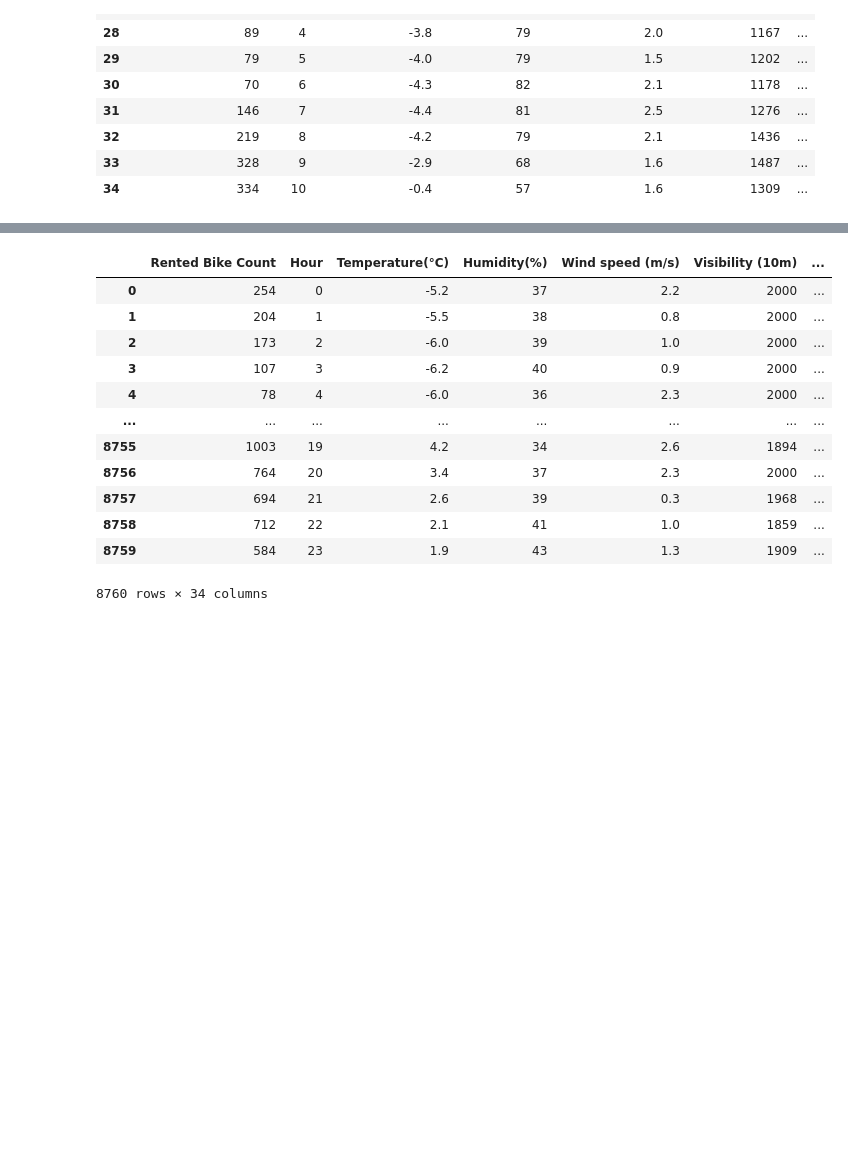
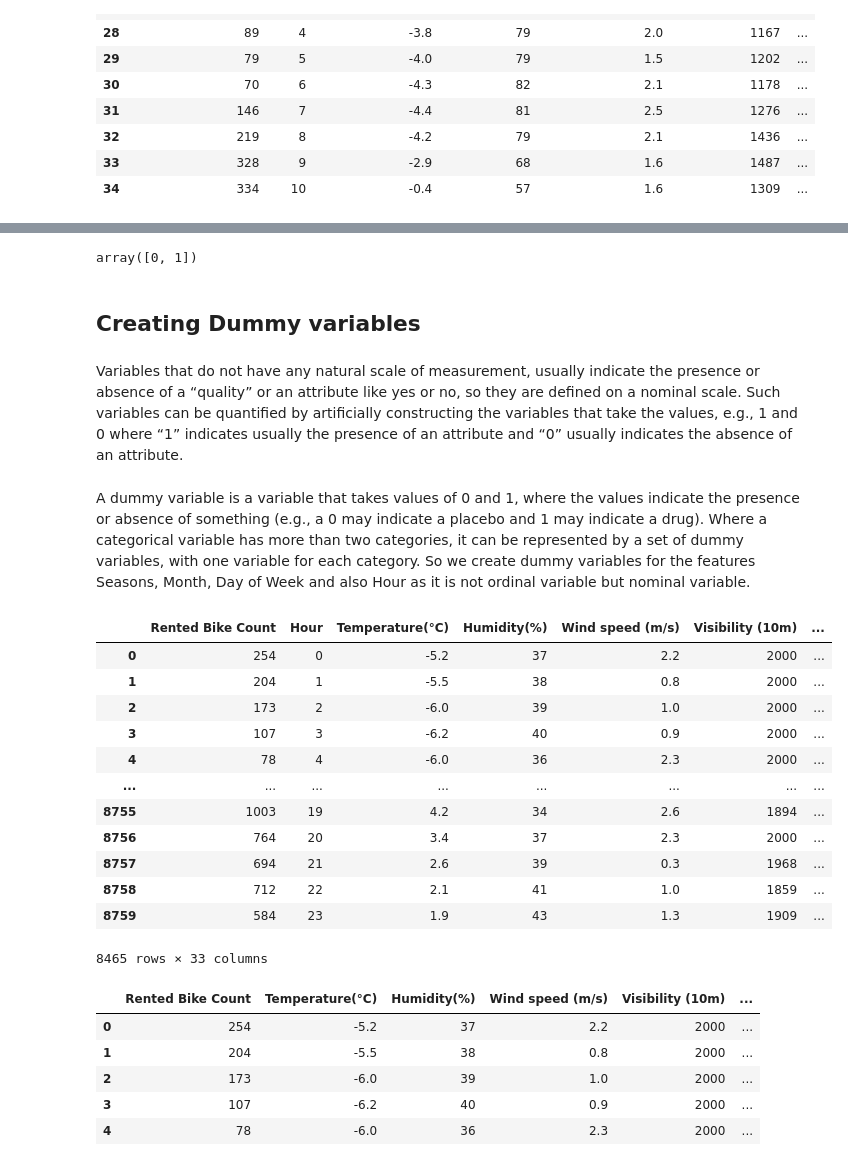
Before and after one commit to Pramathesh1/Capstone-2-BikeSharingPrediction-Regression, a Jupyter notebook: Team_Bike_Sharing_Demand_Prediction_Capstone_Project.ipynb, the cells around one changed output, grey strips where cells are left out. Cells and saved outputs as stored; diff of their text form; code cells hidden in the pictures; blank space fills up the shorter version.

```diff
--- a/Team_Bike_Sharing_Demand_Prediction_Capstone_Project.ipynb
+++ b/Team_Bike_Sharing_Demand_Prediction_Capstone_Project.ipynb
@@ -175,0 +243,3 @@ df.head()
+# %%
+df.drop(df[df['Functioning Day'] == 'No'].index, inplace = True)
+df
@@ -244,0 +376,3 @@ df[25:35]
+# %%
+df['Holiday'] = (df['Holiday'] == 'Holiday')*1
+df[500:515]
@@ -245,17 +396,39 @@ df[25:35]
+# %%
+df['Holiday'].unique()
+# %% [output]
+array([0, 1])
+# %% [markdown]
+## Creating Dummy variables
+# %% [markdown]
+Variables that do not have any natural scale of measurement, usually indicate the presence or absence of a “quality” or an attribute like yes or no, so they are defined on a nominal scale. Such variables can be quantified by artificially constructing the variables that take the values, e.g., 1 and 0 where “1” indicates usually the presence of an attribute and “0” usually indicates the absence of an attribute.
+# %% [markdown]
+A dummy variable is a variable that takes values of 0 and 1, where the values indicate the presence or absence of something (e.g., a 0 may indicate a placebo and 1 may indicate a drug). Where a categorical variable has more than two categories, it can be represented by a set of dummy variables, with one variable for each category. So we create dummy variables for the features Seasons, Month, Day of Week and also Hour as it is not ordinal variable but nominal variable.
+# %%
+# pandas function to get dataframe with categorical variables converted to dummy variables
+df = pd.get_dummies(df)
+df
+# %% [output]
+|  | Rented Bike Count | Hour | Temperature(°C) | Humidity(%) | Wind speed (m/s) | Visibility (10m) | ... |
+| 0 | 254 | 0 | -5.2 | 37 | 2.2 | 2000 | ... |
+| 1 | 204 | 1 | -5.5 | 38 | 0.8 | 2000 | ... |
+| 2 | 173 | 2 | -6.0 | 39 | 1.0 | 2000 | ... |
+| 3 | 107 | 3 | -6.2 | 40 | 0.9 | 2000 | ... |
+| 4 | 78 | 4 | -6.0 | 36 | 2.3 | 2000 | ... |
+| ... | ... | ... | ... | ... | ... | ... | ... |
+| 8755 | 1003 | 19 | 4.2 | 34 | 2.6 | 1894 | ... |
+| 8756 | 764 | 20 | 3.4 | 37 | 2.3 | 2000 | ... |
+| 8757 | 694 | 21 | 2.6 | 39 | 0.3 | 1968 | ... |
+| 8758 | 712 | 22 | 2.1 | 41 | 1.0 | 1859 | ... |
+| 8759 | 584 | 23 | 1.9 | 43 | 1.3 | 1909 | ... |
+8465 rows × 33 columns
 # %%
-df = pd.get_dummies(df)
-df
+df = pd.get_dummies(df, columns = ['Hour'])
+pd.options.display.max_columns = 135
+df.head()
 # %% [output]
-|  | Rented Bike Count | Hour | Temperature(°C) | Humidity(%) | Wind speed (m/s) | Visibility (10m) | ... |
-| 0 | 254 | 0 | -5.2 | 37 | 2.2 | 2000 | ... |
-| 1 | 204 | 1 | -5.5 | 38 | 0.8 | 2000 | ... |
-| 2 | 173 | 2 | -6.0 | 39 | 1.0 | 2000 | ... |
-| 3 | 107 | 3 | -6.2 | 40 | 0.9 | 2000 | ... |
-| 4 | 78 | 4 | -6.0 | 36 | 2.3 | 2000 | ... |
-| ... | ... | ... | ... | ... | ... | ... | ... |
-| 8755 | 1003 | 19 | 4.2 | 34 | 2.6 | 1894 | ... |
-| 8756 | 764 | 20 | 3.4 | 37 | 2.3 | 2000 | ... |
-| 8757 | 694 | 21 | 2.6 | 39 | 0.3 | 1968 | ... |
-| 8758 | 712 | 22 | 2.1 | 41 | 1.0 | 1859 | ... |
-| 8759 | 584 | 23 | 1.9 | 43 | 1.3 | 1909 | ... |
+|  | Rented Bike Count | Temperature(°C) | Humidity(%) | Wind speed (m/s) | Visibility (10m) | ... |
+| 0 | 254 | -5.2 | 37 | 2.2 | 2000 | ... |
+| 1 | 204 | -5.5 | 38 | 0.8 | 2000 | ... |
+| 2 | 173 | -6.0 | 39 | 1.0 | 2000 | ... |
+| 3 | 107 | -6.2 | 40 | 0.9 | 2000 | ... |
+| 4 | 78 | -6.0 | 36 | 2.3 | 2000 | ... |
-8760 rows × 34 columns
```
Also changed, not shown: parts of 96 cells of this notebook.
